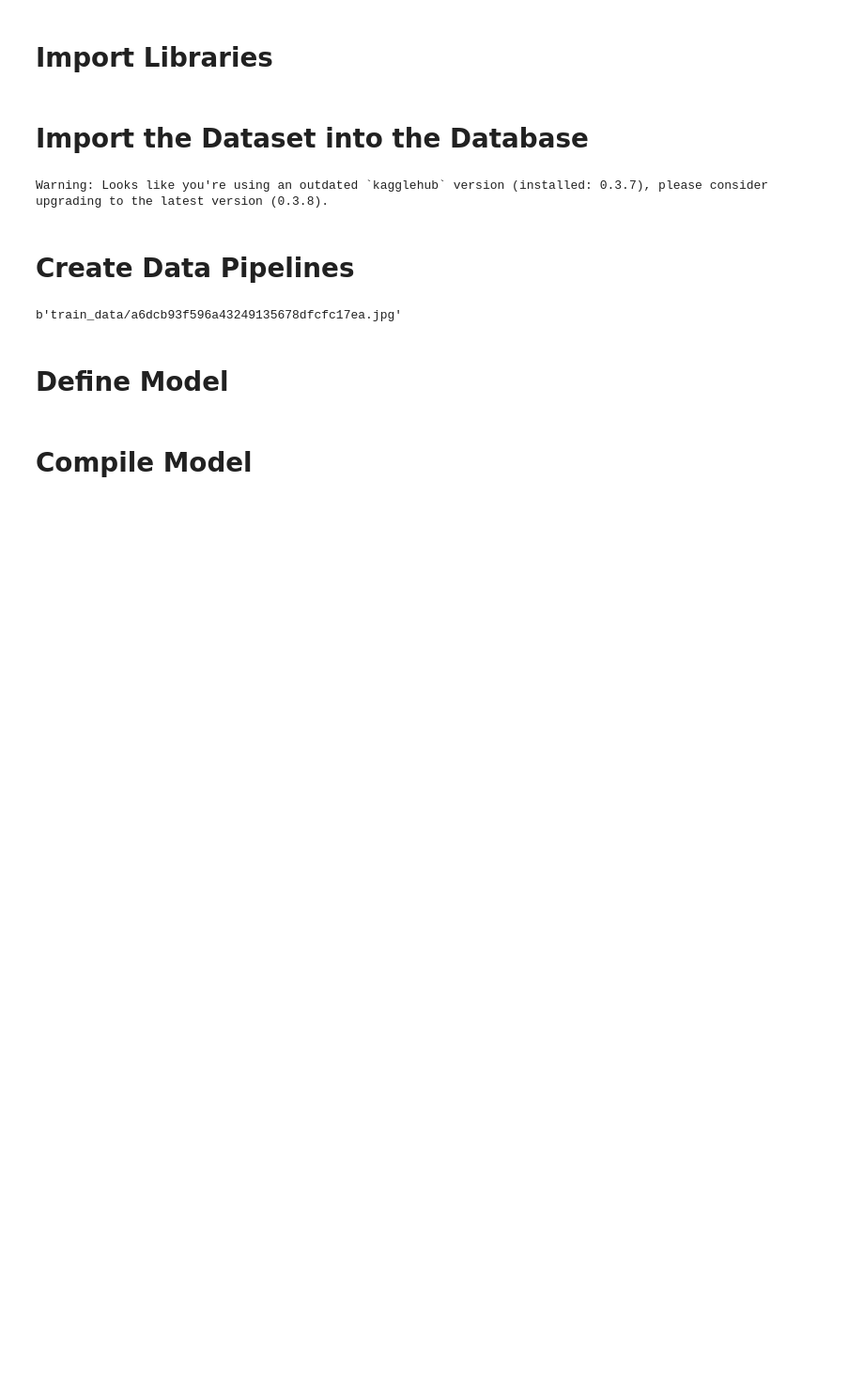
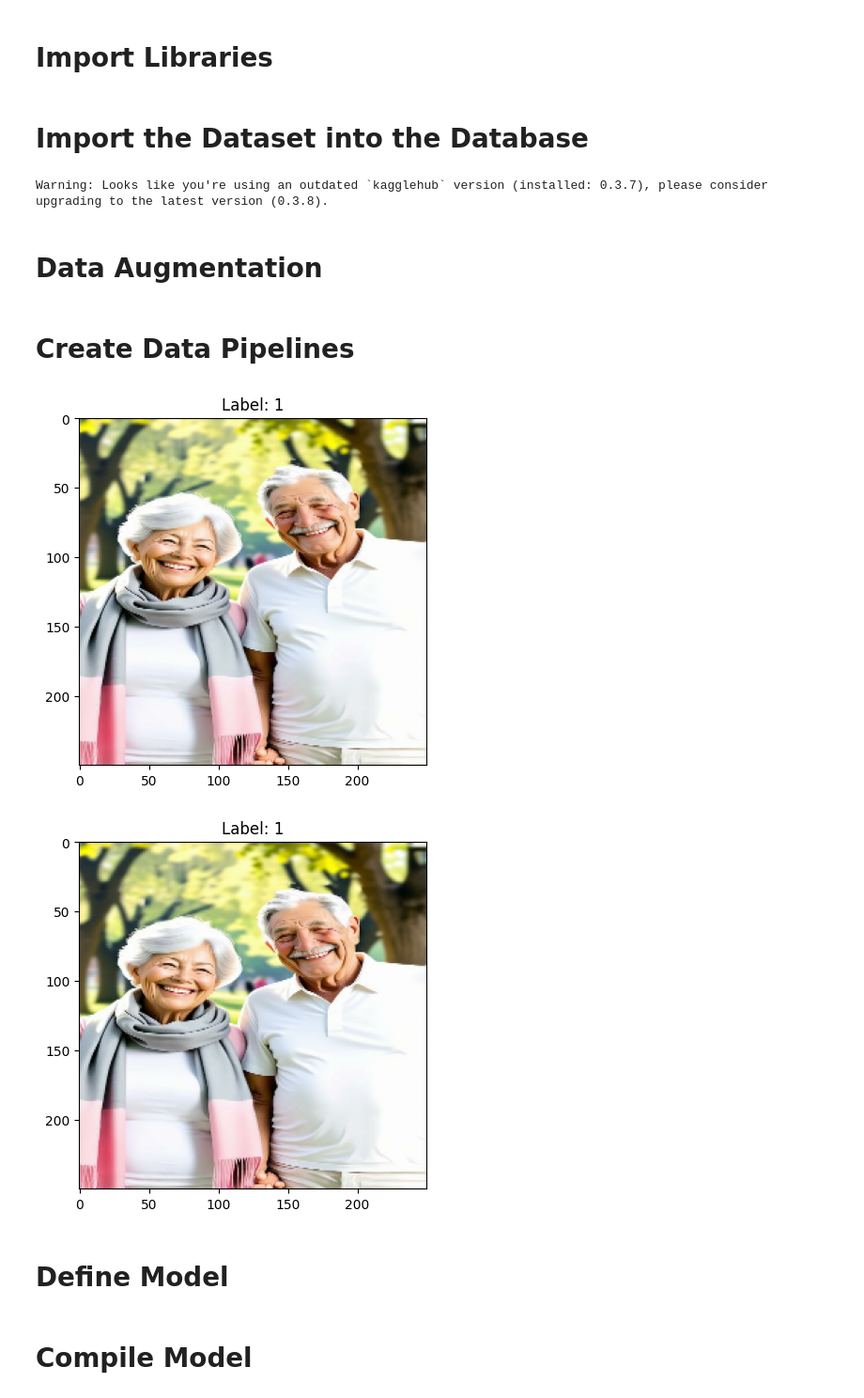
Before and after one commit to NonExistent1/AImage, a Jupyter notebook: notebook.ipynb, the cells around one changed output. Shown at 94% size. Saved outputs shown, nothing was run; the diff lists cells and outputs as text; code cells hidden in the pictures; blank space fills up the shorter version.

Commit message:
read images with from_tensor_slices

```diff
--- a/notebook.ipynb
+++ b/notebook.ipynb
@@ -100,30 +100,55 @@ conn.commit()
 conn.close()
 # %% [output]
 Warning: Looks like you're using an outdated `kagglehub` version (installed: 0.3.7), please consider upgrading to the latest version (0.3.8).
+# %% [markdown]
+# Data Augmentation
 # %% [markdown]
 # Create Data Pipelines
 # %%
 # Set the GPU memory growth to avoid OOM errors
 gpus = tf.config.experimental.list_physical_devices('GPU')
 for gpu in gpus:
     tf.config.experimental.set_memory_growth(gpu, True)
 
-# Setup data pipeline
-dataframe = pd.read_csv(train_path)
-file_paths = dataframe['file_name'].values
-labels = dataframe['label'].values
-data = tf.data.Dataset.from_tensor_slices((file_paths, labels))
+# Setup train dataset
+train_df = pd.read_csv(train_path)
+train_paths = train_df['file_name'].values
+train_labels = train_df['label'].values
+train_images = tf.data.Dataset.from_tensor_slices((train_paths, train_labels))
 
-def read_image(image_file, label):
-    image = tf.io.read_file(image_file)
+# Setup test dataset
+test_df = pd.read_csv(test_path)
+test_paths = test_df['id'].values
+test_images = tf.data.Dataset.from_tensor_slices((test_paths))
+
+# Read the image data
+def read_image(data):
+    image_file = data[0].numpy().decode("utf-8")
+
+    # If there is no label (train set), set label to None
+    try:
+        label = data[1].numpy()
+    except IndexError:
+        label = None
+
+    image = tf.io.read_file(os.path.join(path, image_file))
     image = tf.image.decode_jpeg(image, channels=3)
-    image = tf.image.resize(image, [224, 224])
+    image = tf.image.resize(image, [250, 250])
     image = tf.cast(image, tf.float32) / 255.0
     return image, label
 
-def augment(image, label):
+# Iterate through the dataset and display images
+for image_data in train_images.take(10):
+    try:
+        image, label = read_image(image_data)
+        plt.imshow(image.numpy())
+        plt.title(f'Label: {label if label is not None else "None"}')
+        plt.show()
+    except Exception as e:
+        print(f"Error processing image: {e}")
 # %% [output]
-b'train_data/a6dcb93f596a43249135678dfcfc17ea.jpg'
+[figure, added]
+[figure, added]
 # %% [markdown]
 # Define Model
 # %%
```
